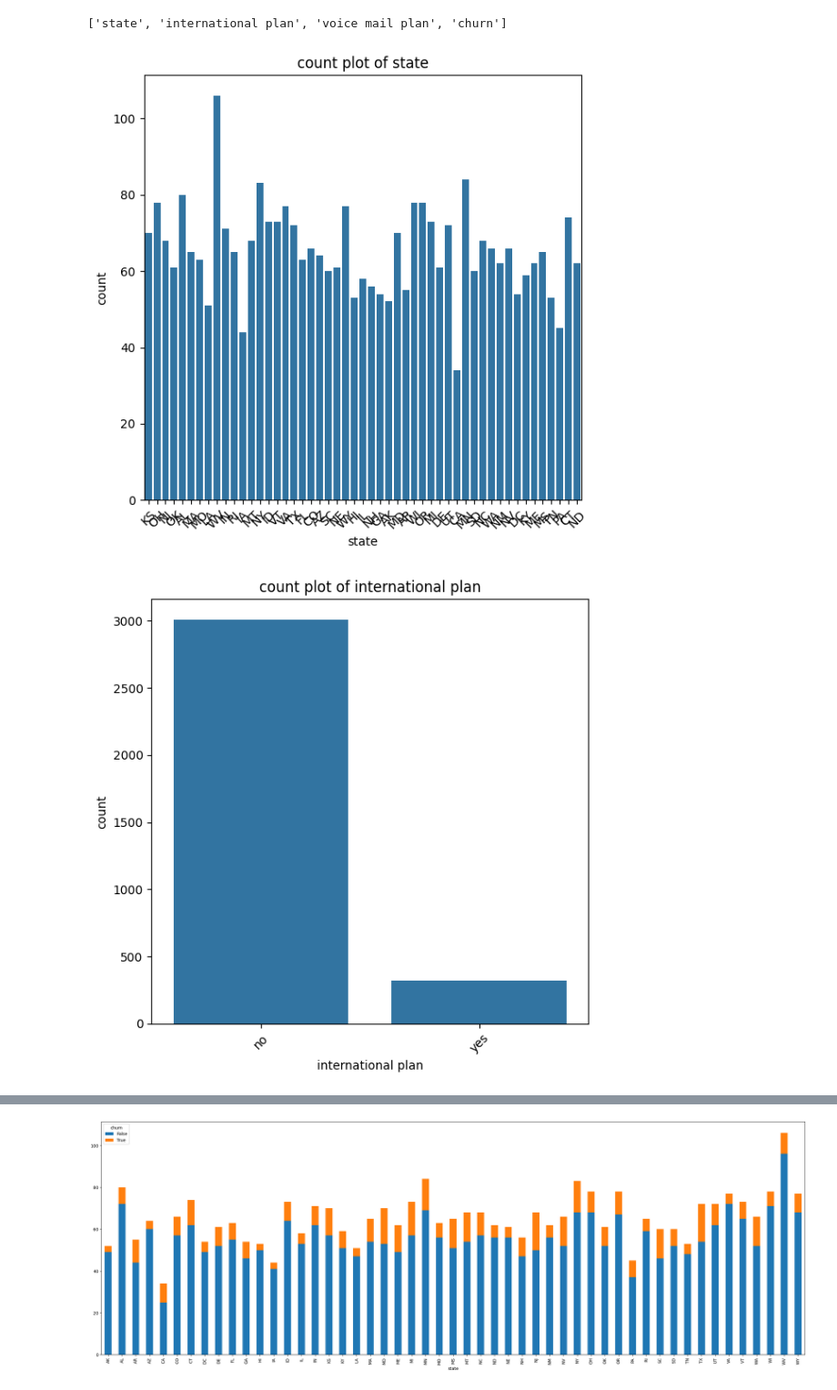
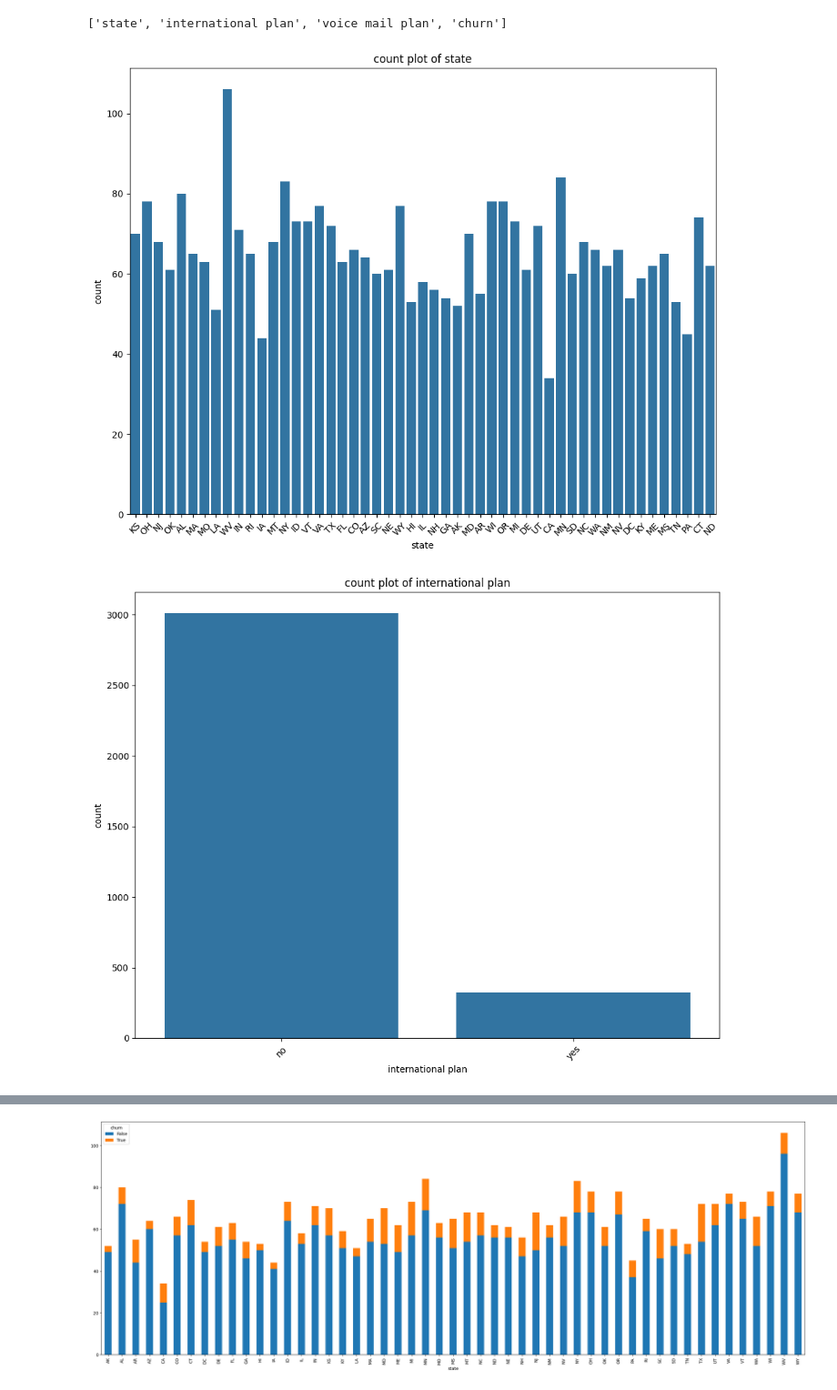
Before and after one commit to charlesot/DSF-PT08P3-Phase-3-project-, a Jupyter notebook: index.ipynb, the cells around one changed output, grey strips where cells are left out. Shown at 91% size. Drawn from its saved outputs; the diff is of its cells as text; code cells hidden in the pictures.

```diff
--- a/index.ipynb
+++ b/index.ipynb
@@ -446,12 +448,12 @@ categorical_features
 ['state', 'international plan', 'voice mail plan', 'churn']
 # %%
 for col in categorical_features:
-    plt.figure(figsize=(6,6))
+    plt.figure(figsize=(10,8))
     sns.countplot(x=col, data=categorical_df)
     plt.title(f'count plot of {col}')
     plt.xticks(rotation=45)  # Rotate x-axis ticks
     plt.tight_layout()
     plt.show()
 # %% [output]
-[figure, old version]
+[figure, new version]
-[figure, old version]
+[figure, new version]
```
Also changed, not shown: parts of 8 cells of this notebook.
